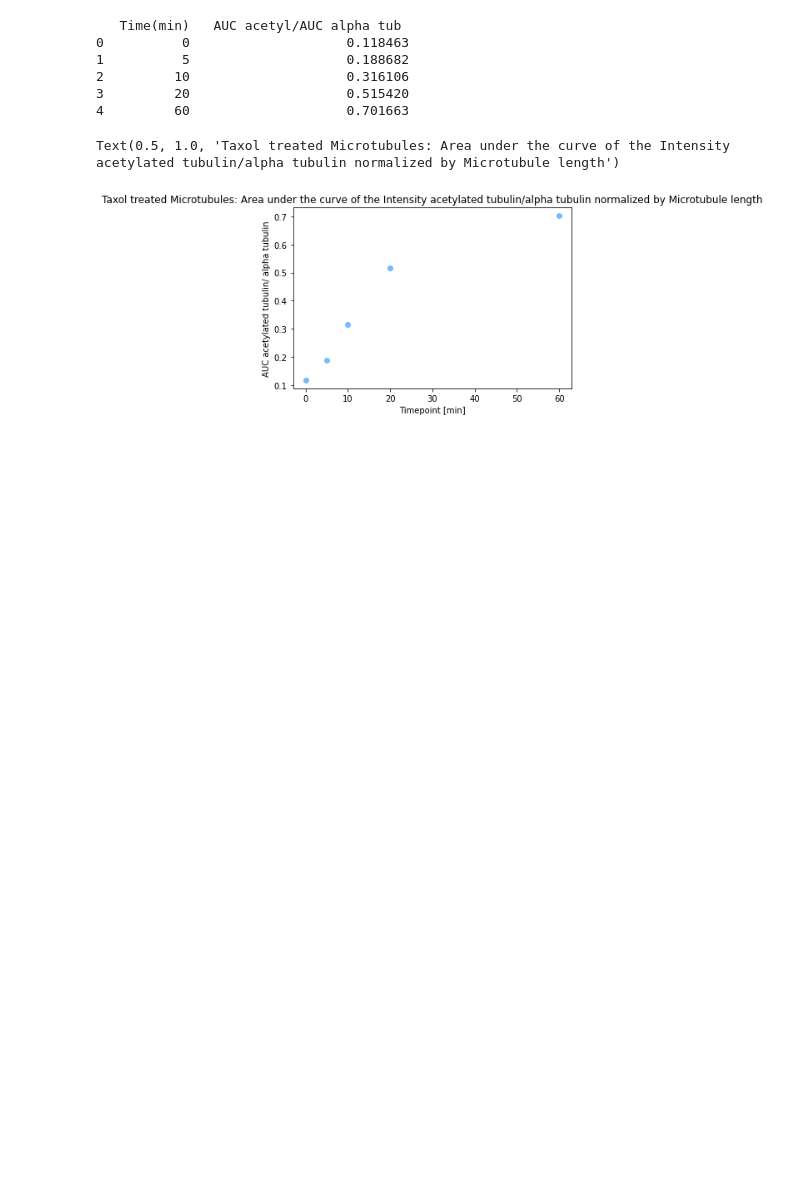
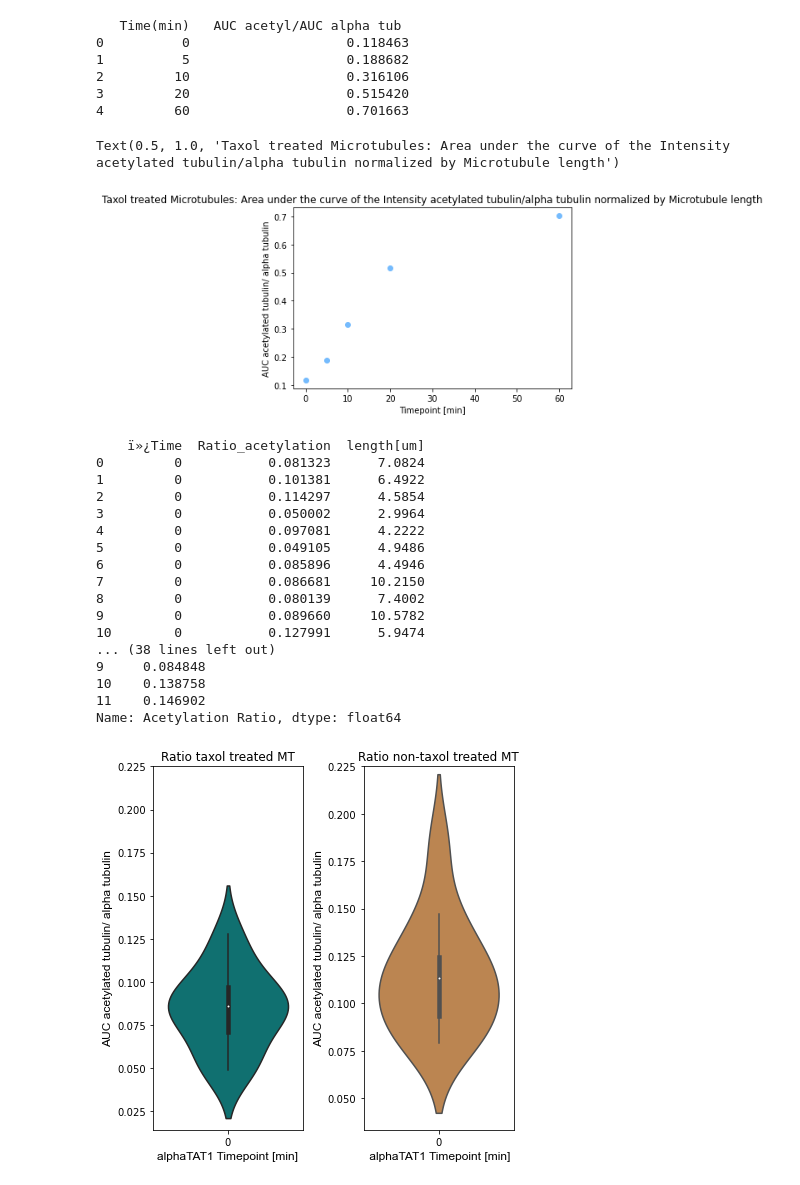
Before and after one commit to stockCl/AcetylationMT, a Jupyter notebook: Processing_Intensity_Data_essential_and_plot_code.ipynb, the cells around one changed output. Cells and saved outputs as stored; diff of their text form; code cells hidden in the pictures; blank space fills up the shorter version.

```diff
--- a/Processing_Intensity_Data_essential_and_plot_code.ipynb
+++ b/Processing_Intensity_Data_essential_and_plot_code.ipynb
@@ -243,3 +227,68 @@ plt.title("Taxol treated Microtubules: Area under the curve of the Intensity ace
 4         60                    0.701663
 Text(0.5, 1.0, 'Taxol treated Microtubules: Area under the curve of the Intensity acetylated tubulin/alpha tubulin normalized by Microtubule length')
 [figure]
+# %%
+import matplotlib.pyplot as plt
+import matplotlib.colors as mcolors
+import numpy as np
+import seaborn as sea
+
+data_R=pan.read_csv(r"C:\Users\Clara\Documents\Universiteit Utrecht\Major internship\Python_data_analyis_csv\20.10.2022_Data_0,5,10\SUMAcetyl_DIV_SUMAlpha_for_timepoints_with_taxol_0Min.csv",sep=',',encoding = 'unicode_escape')#,sep=',',encoding = 'unicode_escape')# using panda for reading the csv file in Dataframe
+print(data_R)
+#plt.plot(data.iloc[:,0],data.iloc[:,1])
+Time=data_R.iloc[:,0]
+Ratios=data_R.iloc[:,1]
+print(Ratios)
+
+fig = plt.figure(figsize=(6, 6))
+gs = fig.add_gridspec(1, 2)
+ax = fig.add_subplot(gs[0, 0])
+ax= sea.violinplot(x=Time, y=Ratios, data=data_R, color='teal', inner='box')
+ax.set_ylim(top=0.225)
+#ax.set_title("Ratio acetylated tubulin to α tubulin taxol treated MT (right) and additional SIRT2 treatment (left)")
+ax.set_title("Ratio taxol treated MT")
+ax.set_ylabel('AUC acetylated tubulin/ alpha tubulin',fontname="Arial", fontsize=12)
+ax.set_xlabel('alphaTAT1 Timepoint [min]',fontname="Arial", fontsize=12)
+fig.tight_layout()
+
+data_R2=pan.read_csv(r"C:\Users\Clara\Documents\Universiteit Utrecht\Major internship\Python_data_analyis_csv\20.10.2022_Data_0,5,10\SUMAcetyl_DIV_SUMAlpha_for_timepoints_without_taxol_0Min.csv",sep=',',encoding = 'unicode_escape')#,sep=',',encoding = 'unicode_escape')# using panda for reading the csv file in Dataframe
+print(data_R2)
+#plt.plot(data.iloc[:,0],data.iloc[:,1])
+Time_T=data_R2.iloc[:,0]
+Ratios_T=data_R2.iloc[:,1]
+print(Ratios_T)
+
+
+ax = fig.add_subplot(gs[0, 1])
+ax= sea.violinplot(x=Time_T, y=Ratios_T, data=data_R2, color='peru', inner= 'box')
+ax.set_ylim(top=0.225)
+ax.set_title("Ratio non-taxol treated MT")
+ax.set_ylabel('AUC acetylated tubulin/ alpha tubulin',fontname="Arial", fontsize=12)
+ax.set_xlabel(' alphaTAT1 Timepoint [min]',fontname="Arial", fontsize=12)
+fig.tight_layout()
+#plt.show()
+root=tkin.Tk()
+root.withdraw()
+my_working_path= filedialog.askdirectory(title="Choose folder in which other folders with the csv files from the linescan are found:")# opens a window on your computer to select the folder
+os.chdir(my_working_path)
+work=os.getcwd()
+plt.savefig('Violinplot_Ratio_AUC_acetyltub_over_alphatub_0Min_(left)taxol_(right)_wo_boxinner_2.png')
+# %% [output]
+    ï»¿Time  Ratio_acetylation  length[um]
+0         0           0.081323      7.0824
+1         0           0.101381      6.4922
+2         0           0.114297      4.5854
+3         0           0.050002      2.9964
+4         0           0.097081      4.2222
+5         0           0.049105      4.9486
+6         0           0.085896      4.4946
+7         0           0.086681     10.2150
+8         0           0.080139      7.4002
+9         0           0.089660     10.5782
+10        0           0.127991      5.9474
+... (38 lines left out)
+9     0.084848
+10    0.138758
+11    0.146902
+Name: Acetylation Ratio, dtype: float64
+[figure, added]
```
Also changed, not shown: parts of 16 cells of this notebook.
